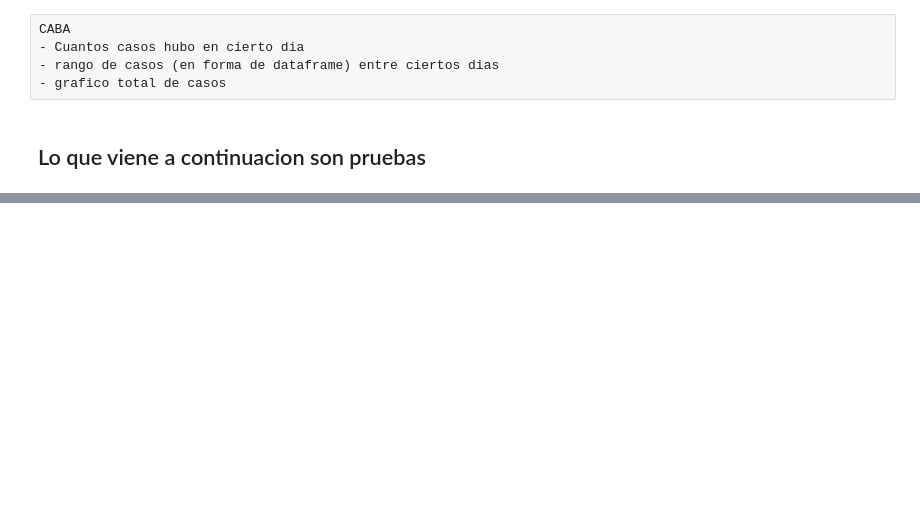
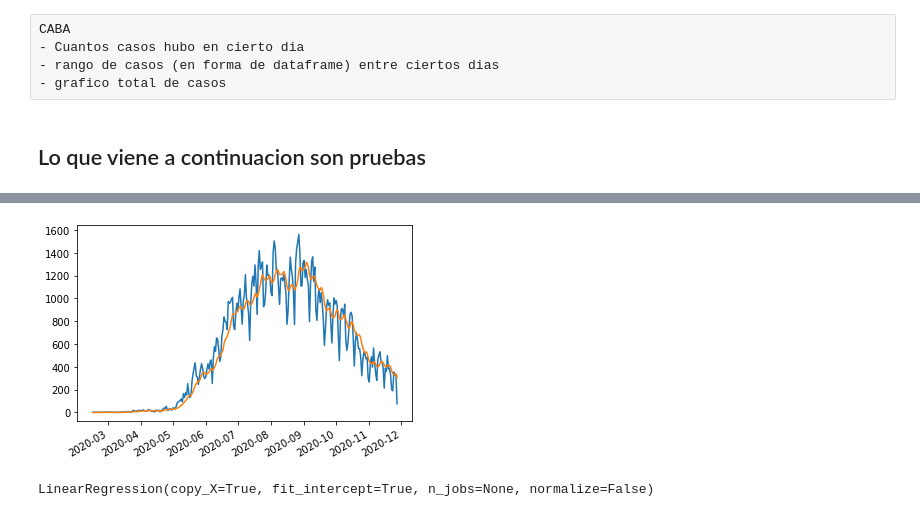
Before and after one commit to JoaquinPolonuer/covid_analysis_caba, a Jupyter notebook: api_notebook.ipynb, the cells around one changed output, grey strips where cells are left out. Cells and saved outputs as stored; diff of their text form; code cells hidden in the pictures; blank space fills up the shorter version.

```diff
--- a/api_notebook.ipynb
+++ b/api_notebook.ipynb
@@ -95,0 +74,25 @@ len(muertes_dia[muertes_dia["provincia"]=="CABA"])
+# %%
+cases = nuevos_casos_caba_rango()
+dates = list(cases.keys())
+values = list(cases.values())
+# %%
+for i,date in enumerate(dates):
+    dates[i]+="/2020"
+# %%
+dates = [datetime.datetime.strptime(d,"%m/%d/%Y").date() for d in dates]
+# %%
+beta = 0.9
+sample_size = int(1/(1-beta))
+vt = 0
+app = [0]*sample_size
+
+for i in range(sample_size,len(values)):
+    vt = beta*(mean(values[i-sample_size:i]))+(1-beta)*values[i]
+    app.append(int(vt))
+# %%
+fig, ax = plt.subplots()
+ax.plot(dates,values)
+ax.plot(dates,app)
+fig.autofmt_xdate()
+# %% [output]
+[figure, added]
@@ -95,0 +108,4 @@ len(muertes_dia[muertes_dia["provincia"]=="CABA"])
+# %%
+reg.fit(x_train,y)
+# %% [output]
+LinearRegression(copy_X=True, fit_intercept=True, n_jobs=None, normalize=False)
```
Also changed, not shown: parts of 17 cells of this notebook.
